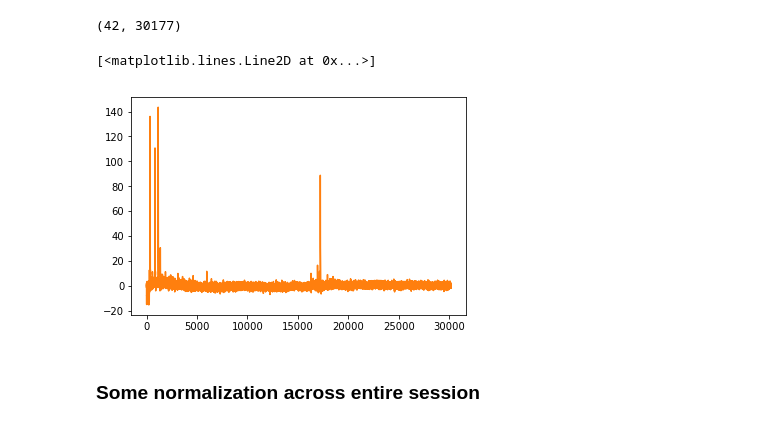
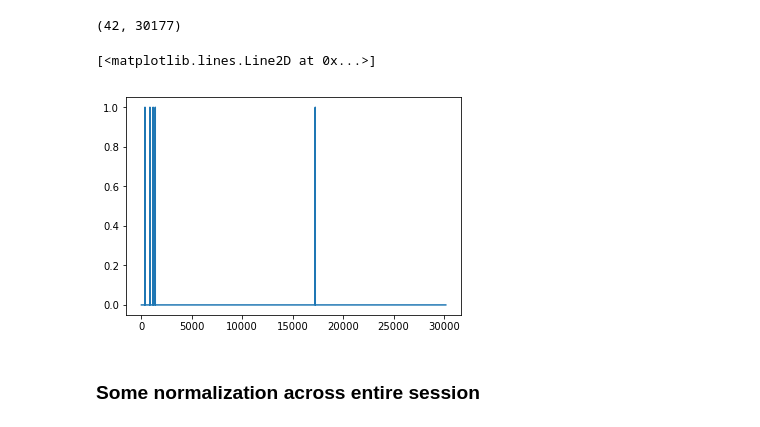
Before and after one commit to celiaberon/mouse_bandit, a Jupyter notebook: jupyter_notebooks/working/sync-behavior-imaging.ipynb, the cells around one changed output. Cells and saved outputs as stored; diff of their text form; code cells hidden in the pictures.

```diff
--- a/jupyter_notebooks/working/sync-behavior-imaging.ipynb
+++ b/jupyter_notebooks/working/sync-behavior-imaging.ipynb
@@ -267,3 +273,6 @@ for i in range(0, nNeurons):
     smoothed[i,:] = np.convolve(neuron.C_events[i,:], gaussFilter);
 
 neuron.C_events = smoothed[:,0:nFrames]
+# %%
+for iNeuron in range(nNeurons):
+    plt.plot(neuron.C_raw[iNeuron,:])
@@ -269,0 +281,3 @@ neuron.C_events = smoothed[:,0:nFrames]
+# %%
+for iNeuron in range(nNeurons):
+    plt.plot(neuron.C_raw[iNeuron,0:1000])
@@ -269,0 +286,7 @@ neuron.C_events = smoothed[:,0:nFrames]
+# %%
+# baseline subtraction
+for iNeuron in range(nNeurons):
+    neuron.C_raw[iNeuron,:] = neuron.C_raw[iNeuron,:] - np.median(neuron.C_raw[iNeuron,:])
+
+for iNeuron in range(nNeurons):
+    plt.plot(neuron.C_raw[iNeuron,:])
@@ -270,3 +295,5 @@ neuron.C_events = smoothed[:,0:nFrames]
+# %%
+neuron.C_events[np.where(neuron.C_events > 0)] = 1 # set value of events to 1 so it's binary (should probably change in detectEvents)
 # %%
 neuron.C_events.shape
 # %% [output]
@@ -274,9 +301,9 @@ neuron.C_events.shape
 # %%
 # This is just used to visualize the effect of the Gaussian filter on each event
 plt.plot(neuron.C_events[20,:])
-plt.plot(neuron.C_raw[20,:])
+#plt.plot(neuron.C_raw[20,:])
 # %% [output]
 [<matplotlib.lines.Line2D at 0x...>]
-[figure, old version]
+[figure, new version]
 # %% [markdown]
 ### Some normalization across entire session
```
Also changed, not shown: parts of 37 cells of this notebook, 3 other files.
